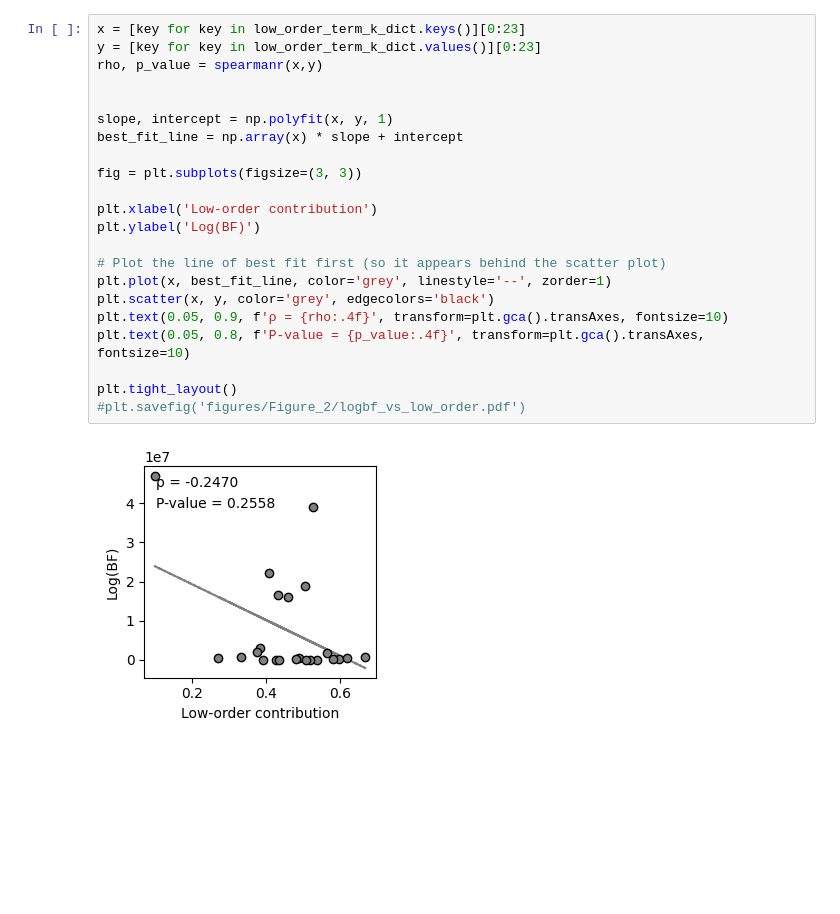
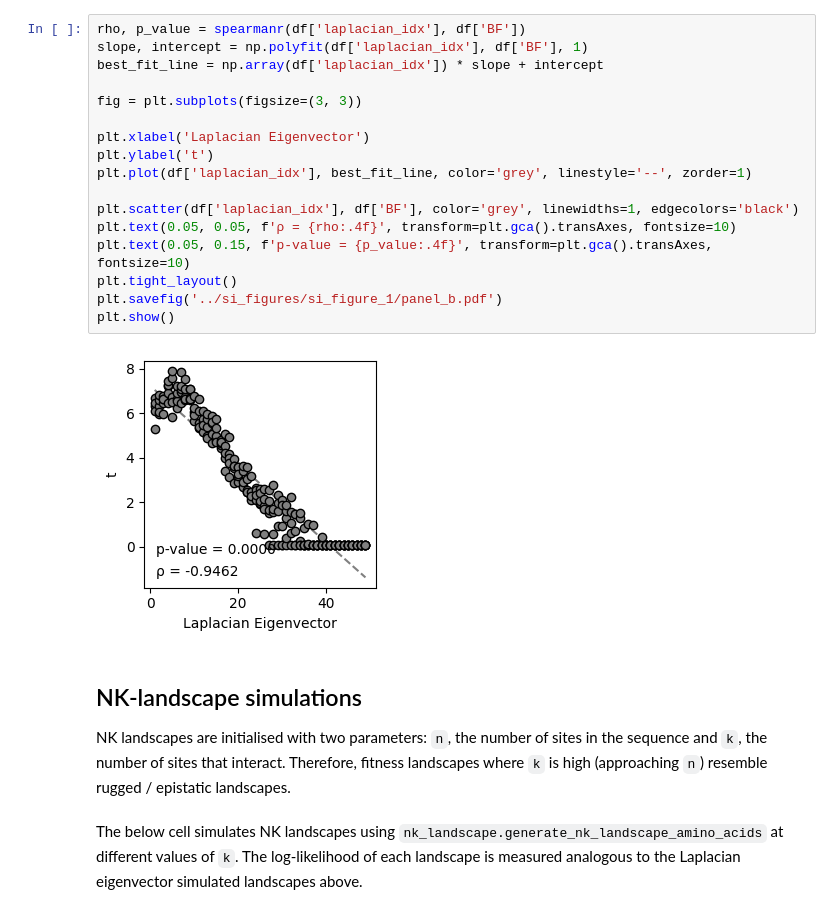
Before and after one commit to RSCJacksonLab/graph-ruggedness-de, a Jupyter notebook: figure_notebooks/Figure_2.ipynb, the cells around one changed output. Cells and saved outputs as stored; diff of their text form; blank space fills up the shorter version.

Commit message:
Cleaned up ipynb for figures

```diff
--- a/figure_notebooks/Figure_2.ipynb
+++ b/figure_notebooks/Figure_2.ipynb
@@ -199,24 +392,24 @@ Added 45 KNN edges.
 # %%
-x = [key for key in low_order_term_k_dict.keys()][0:23]
-y = [key for key in low_order_term_k_dict.values()][0:23]
-rho, p_value = spearmanr(x,y)
-
-
-slope, intercept = np.polyfit(x, y, 1)
-best_fit_line = np.array(x) * slope + intercept
+rho, p_value = spearmanr(df['laplacian_idx'], df['BF'])
+slope, intercept = np.polyfit(df['laplacian_idx'], df['BF'], 1)
+best_fit_line = np.array(df['laplacian_idx']) * slope + intercept
 
 fig = plt.subplots(figsize=(3, 3))
 
-plt.xlabel('Low-order contribution')
-plt.ylabel('Log(BF)')
+plt.xlabel('Laplacian Eigenvector')
+plt.ylabel('t')
+plt.plot(df['laplacian_idx'], best_fit_line, color='grey', linestyle='--', zorder=1)
 
-# Plot the line of best fit first (so it appears behind the scatter plot)
-plt.plot(x, best_fit_line, color='grey', linestyle='--', zorder=1)
-plt.scatter(x, y, color='grey', edgecolors='black')
-plt.text(0.05, 0.9, f'ρ = {rho:.4f}', transform=plt.gca().transAxes, fontsize=10)
-plt.text(0.05, 0.8, f'P-value = {p_value:.4f}', transform=plt.gca().transAxes, fontsize=10)
-
+plt.scatter(df['laplacian_idx'], df['BF'], color='grey', linewidths=1, edgecolors='black')
+plt.text(0.05, 0.05, f'ρ = {rho:.4f}', transform=plt.gca().transAxes, fontsize=10)
+plt.text(0.05, 0.15, f'p-value = {p_value:.4f}', transform=plt.gca().transAxes, fontsize=10)
 plt.tight_layout()
-#plt.savefig('figures/Figure_2/logbf_vs_low_order.pdf')
+plt.savefig('../si_figures/si_figure_1/panel_b.pdf')
+plt.show()
 # %% [output]
-[figure, old version]
+[figure, new version]
+# %% [markdown]
+## NK-landscape simulations
+NK landscapes are initialised with two parameters: `n`, the number of sites in the sequence and `k`, the number of sites that interact. Therefore, fitness landscapes where `k` is high (approaching `n`) resemble rugged / epistatic landscapes.
+# %% [markdown]
+The below cell simulates NK landscapes using `nk_landscape.generate_nk_landscape_amino_acids` at different values of `k`. The log-likelihood of each landscape is measured analogous to the Laplacian eigenvector simulated landscapes above.
```
Also changed, not shown: parts of 30 cells of this notebook, 7 other files.
